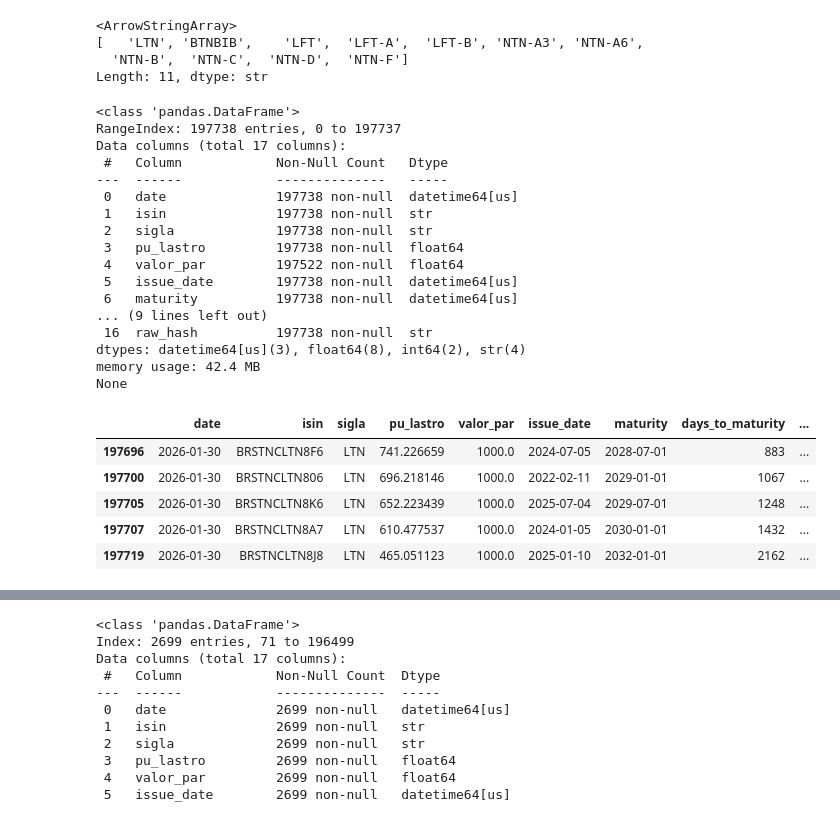
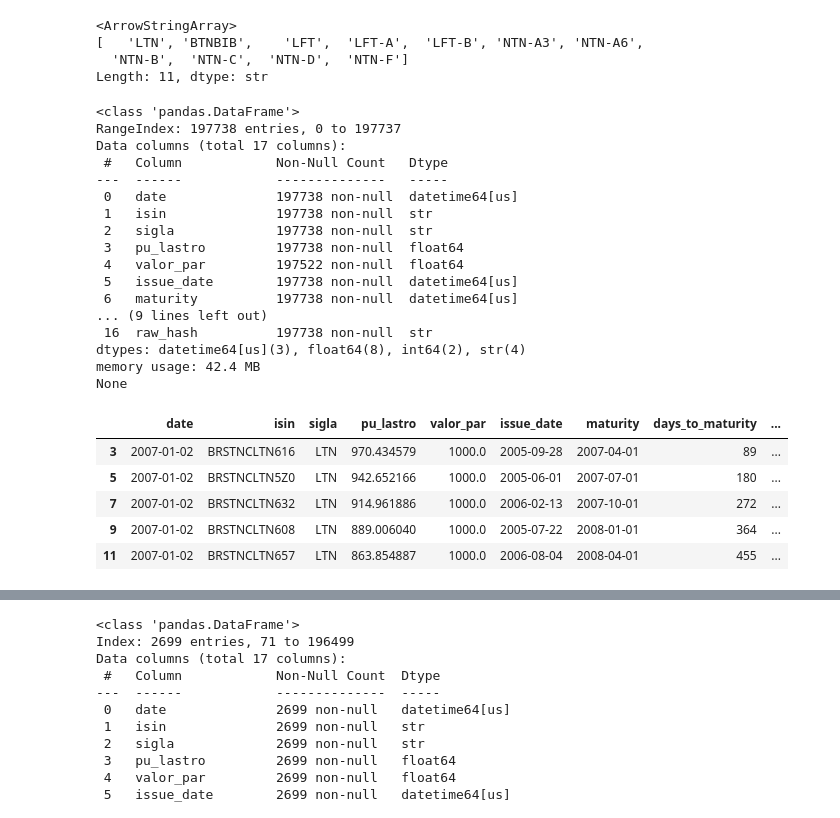
Before and after one commit to JuanRocha01/ML-ETTJ26, a Jupyter notebook: study/refined.ipynb, the cells around one changed output, grey strips where cells are left out. Drawn from its saved outputs; the diff is of its cells as text; code cells hidden in the pictures.

```diff
--- a/study/refined.ipynb
+++ b/study/refined.ipynb
@@ -230,31 +230,31 @@ Length: 11, dtype: str
 # %%
 import pandas as pd
 path_demab_refined = r"C:\Users\Dell\OneDrive\Documentos\GitHub\ML-ETTJ26\data\03_refined\bcb\demab\demab_government_bonds_secondary_market_refined.parquet"
 demab_refined = pd.read_parquet(path_demab_refined)
 print(demab_refined.info())
 df_ltn = demab_refined[demab_refined["sigla"]=="LTN"]
-df_ltn.tail()
+df_ltn.head()
 # %% [output]
 <class 'pandas.DataFrame'>
 RangeIndex: 197738 entries, 0 to 197737
 Data columns (total 17 columns):
  #   Column            Non-Null Count   Dtype
 ---  ------            --------------   -----
  0   date              197738 non-null  datetime64[us]
  1   isin              197738 non-null  str
  2   sigla             197738 non-null  str
  3   pu_lastro         197738 non-null  float64
  4   valor_par         197522 non-null  float64
  5   issue_date        197738 non-null  datetime64[us]
  6   maturity          197738 non-null  datetime64[us]
 ... (9 lines left out)
  16  raw_hash          197738 non-null  str
 dtypes: datetime64[us](3), float64(8), int64(2), str(4)
 memory usage: 42.4 MB
 None
 |  | date | isin | sigla | pu_lastro | valor_par | issue_date | maturity | days_to_maturity | ... |
-| 197696 | 2026-01-30 | BRSTNCLTN8F6 | LTN | 741.226659 | 1000.0 | 2024-07-05 | 2028-07-01 | 883 | ... |
-| 197700 | 2026-01-30 | BRSTNCLTN806 | LTN | 696.218146 | 1000.0 | 2022-02-11 | 2029-01-01 | 1067 | ... |
-| 197705 | 2026-01-30 | BRSTNCLTN8K6 | LTN | 652.223439 | 1000.0 | 2025-07-04 | 2029-07-01 | 1248 | ... |
-| 197707 | 2026-01-30 | BRSTNCLTN8A7 | LTN | 610.477537 | 1000.0 | 2024-01-05 | 2030-01-01 | 1432 | ... |
-| 197719 | 2026-01-30 | BRSTNCLTN8J8 | LTN | 465.051123 | 1000.0 | 2025-01-10 | 2032-01-01 | 2162 | ... |
+| 3 | 2007-01-02 | BRSTNCLTN616 | LTN | 970.434579 | 1000.0 | 2005-09-28 | 2007-04-01 | 89 | ... |
+| 5 | 2007-01-02 | BRSTNCLTN5Z0 | LTN | 942.652166 | 1000.0 | 2005-06-01 | 2007-07-01 | 180 | ... |
+| 7 | 2007-01-02 | BRSTNCLTN632 | LTN | 914.961886 | 1000.0 | 2006-02-13 | 2007-10-01 | 272 | ... |
+| 9 | 2007-01-02 | BRSTNCLTN608 | LTN | 889.006040 | 1000.0 | 2005-07-22 | 2008-01-01 | 364 | ... |
+| 11 | 2007-01-02 | BRSTNCLTN657 | LTN | 863.854887 | 1000.0 | 2006-08-04 | 2008-04-01 | 455 | ... |
```
Also changed, not shown: parts of 1 cell of this notebook, 11 other files.
